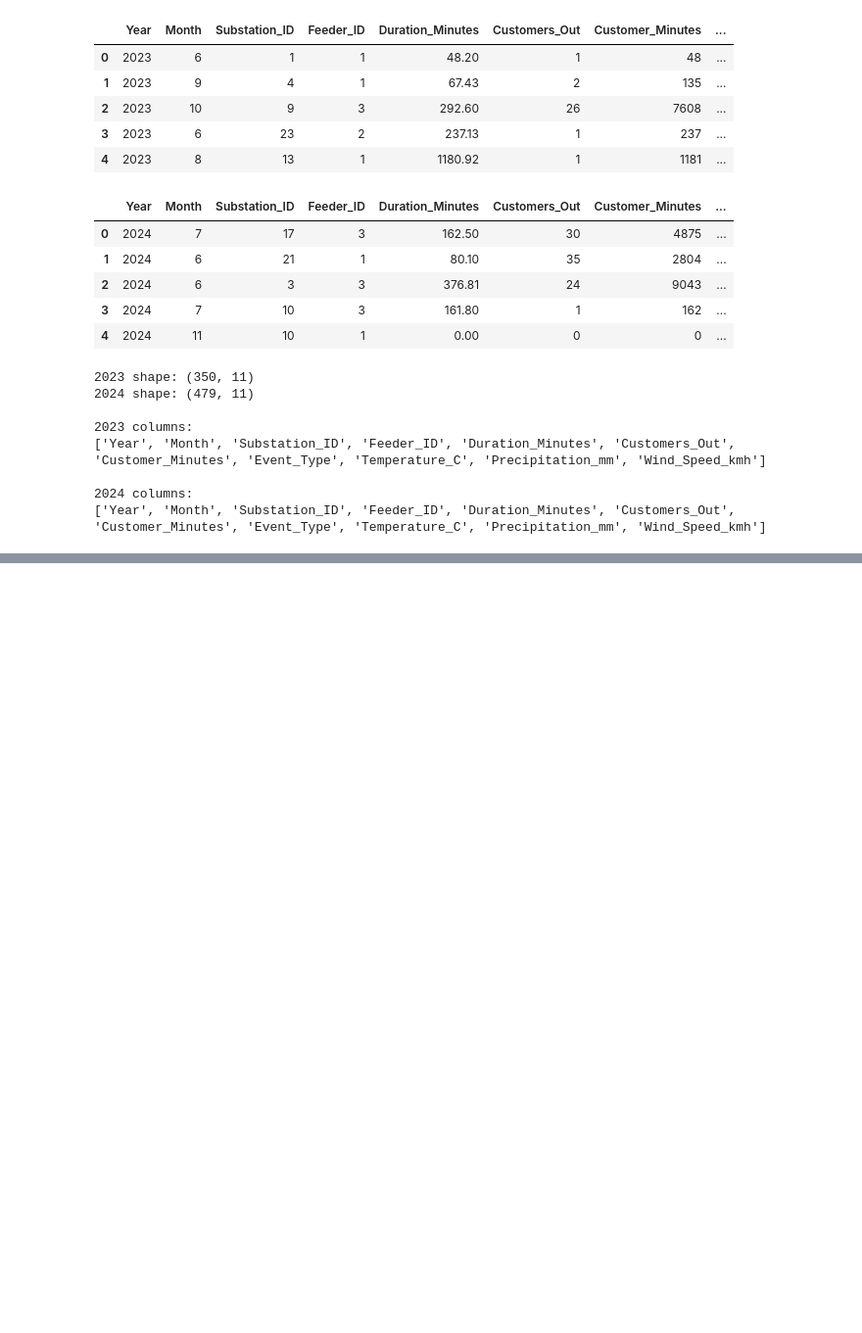
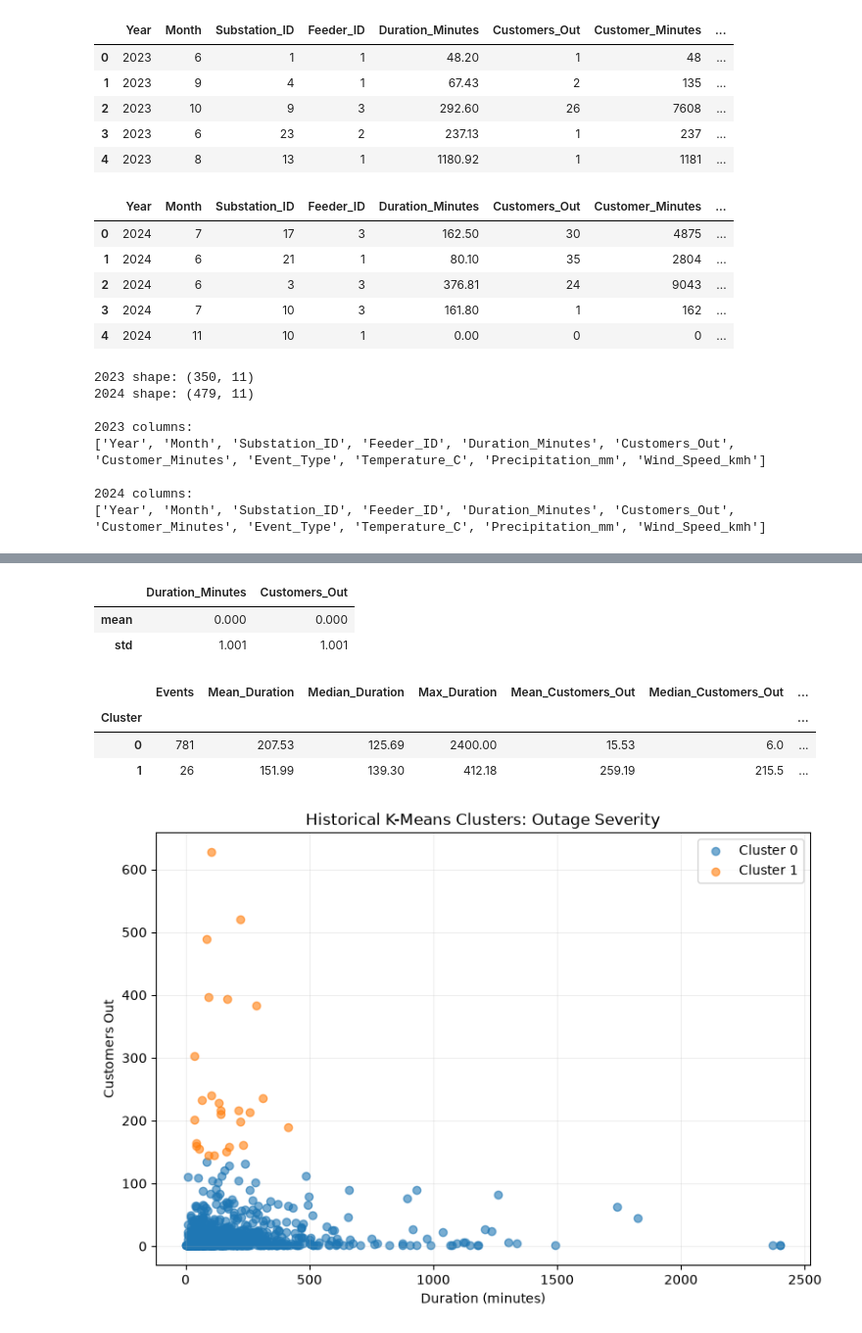
Before and after one commit to markasmithks/vegetation-outage-ML-project, a Jupyter notebook: vegetation-validation/notebooks/01_validate_historical_analysis.ipynb, the cells around one changed output, grey strips where cells are left out. Shown at 98% size. Cells and saved outputs as stored; diff of their text form; code cells hidden in the pictures; blank space fills up the shorter version.

```diff
--- a/vegetation-validation/notebooks/01_validate_historical_analysis.ipynb
+++ b/vegetation-validation/notebooks/01_validate_historical_analysis.ipynb
@@ -88,0 +428,69 @@ print(outages_2024.columns.tolist())
+# %%
+FEATURES = ["Duration_Minutes", "Customers_Out"]
+
+X = cluster_data[FEATURES]
+
+scaler = StandardScaler()
+X_scaled = scaler.fit_transform(X)
+
+# Verify standardization
+pd.DataFrame(
+    X_scaled,
+    columns=FEATURES
+).agg(["mean", "std"]).round(3)
+# %% [output]
+|  | Duration_Minutes | Customers_Out |
+| mean | 0.000 | 0.000 |
+| std | 1.001 | 1.001 |
+# %%
+kmeans = KMeans(
+    n_clusters=2,
+    random_state=42,
+    n_init=10
+)
+
+cluster_data["Cluster"] = kmeans.fit_predict(X_scaled)
+
+cluster_summary = (
+    cluster_data
+    .groupby("Cluster")
+    .agg(
+        Events=("Cluster", "size"),
+        Mean_Duration=("Duration_Minutes", "mean"),
+        Median_Duration=("Duration_Minutes", "median"),
+        Max_Duration=("Duration_Minutes", "max"),
+        Mean_Customers_Out=("Customers_Out", "mean"),
+        Median_Customers_Out=("Customers_Out", "median"),
+        Max_Customers_Out=("Customers_Out", "max")
+    )
+    .round(2)
+)
+
+cluster_summary
+# %% [output]
+|  | Events | Mean_Duration | Median_Duration | Max_Duration | Mean_Customers_Out | Median_Customers_Out | ... |
+| Cluster |  |  |  |  |  |  | ... |
+| 0 | 781 | 207.53 | 125.69 | 2400.00 | 15.53 | 6.0 | ... |
+| 1 | 26 | 151.99 | 139.30 | 412.18 | 259.19 | 215.5 | ... |
+# %%
+plt.figure(figsize=(9, 6))
+
+for cluster in sorted(cluster_data["Cluster"].unique()):
+    subset = cluster_data[cluster_data["Cluster"] == cluster]
+
+    plt.scatter(
+        subset["Duration_Minutes"],
+        subset["Customers_Out"],
+        alpha=0.6,
+        label=f"Cluster {cluster}"
+    )
+
+plt.xlabel("Duration (minutes)")
+plt.ylabel("Customers Out")
+plt.title("Historical K-Means Clusters: Outage Severity")
+plt.legend()
+plt.grid(alpha=0.2)
+
+plt.show()
+# %% [output]
+[figure, added]
```
Also changed, not shown: parts of 21 cells of this notebook.
